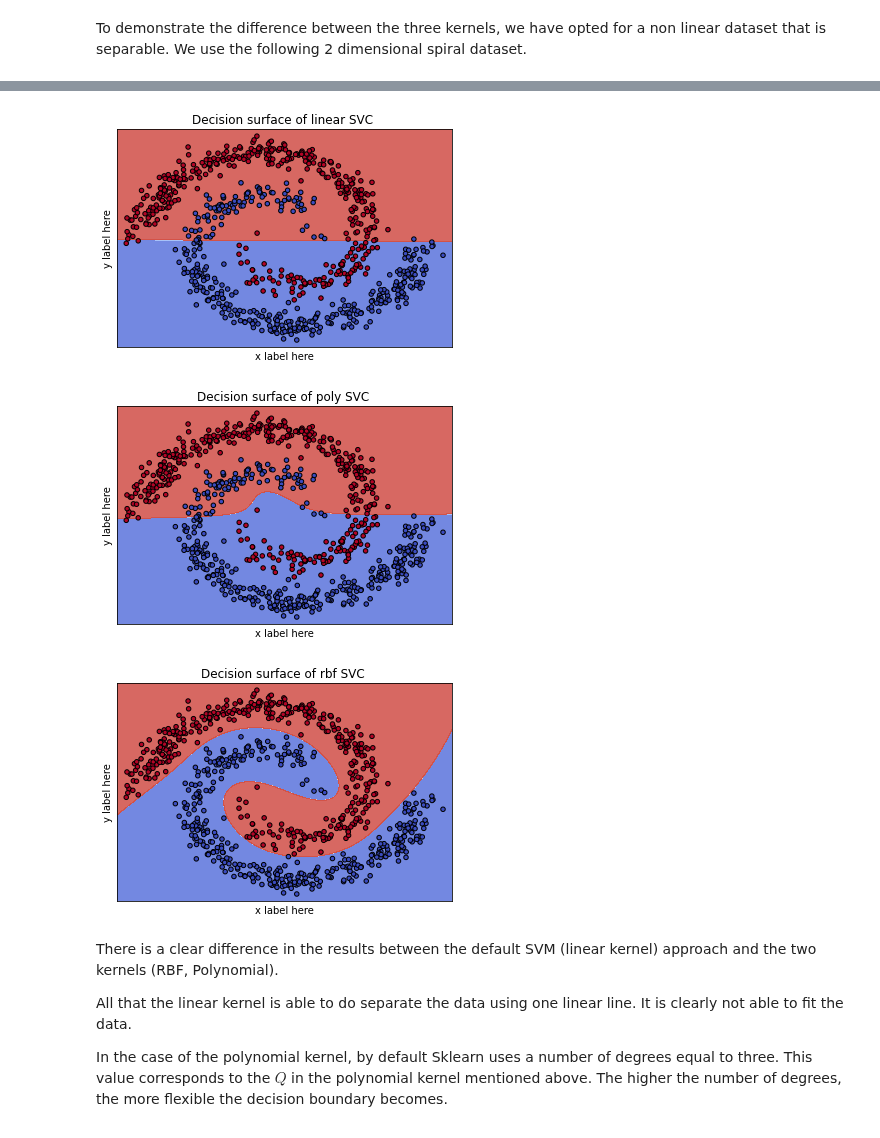
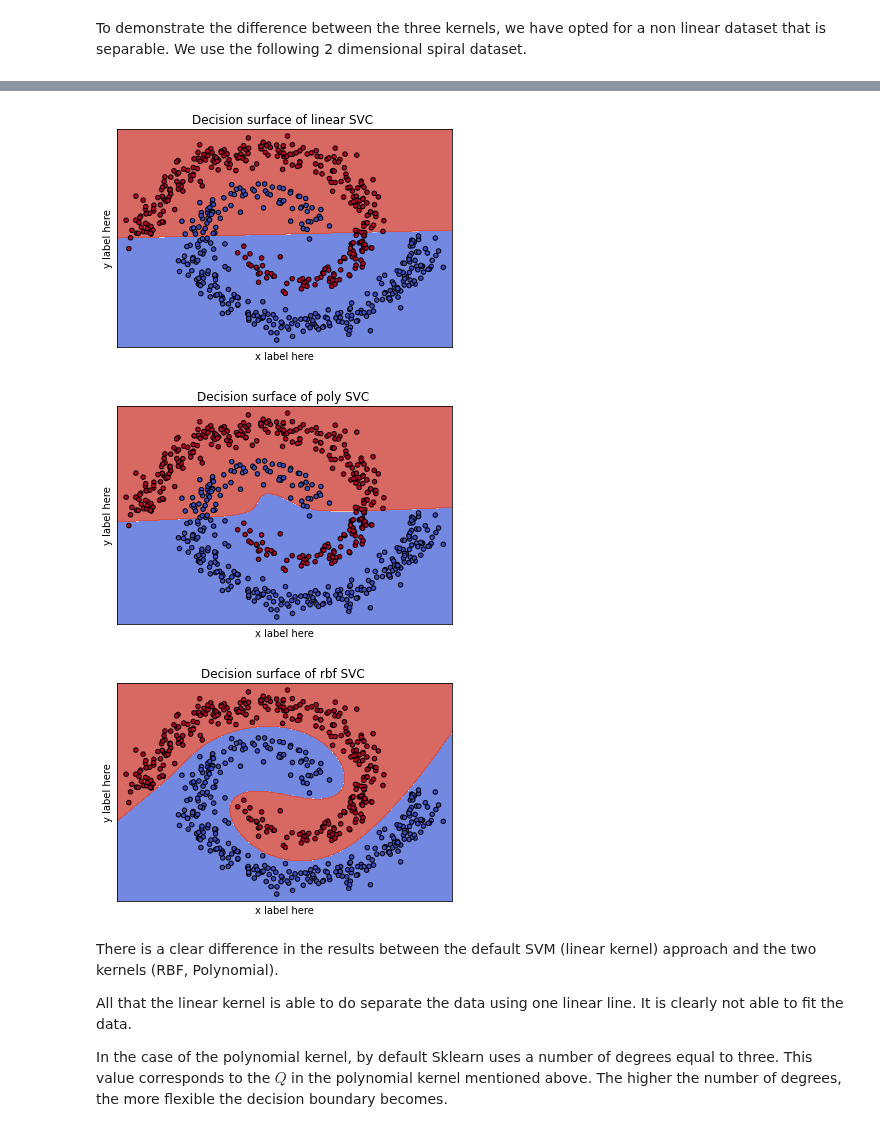
Before and after one commit to WardGauderis/SFML, a Jupyter notebook: main.ipynb, the cells around one changed output, grey strips where cells are left out. Cells and saved outputs as stored; diff of their text form; code cells hidden in the pictures.

```diff
--- a/main.ipynb
+++ b/main.ipynb
@@ -130,3 +137,14 @@ y = res[:, 2]
+# %%
+# We split the data into two sets, one for training and a second set for validation/model selection
+
+N_train = int(N * 0.8)
+N_val =  int(N - N_train)
+
+X_train = X[0:N_train-1]
+y_train = y[0:N_train-1]
+
+X_val = X[N_train:]
+y_val = y[N_train:]
 # %% [markdown]
 To demonstrate the difference between the three kernels, we have opted for a non linear dataset that is separable. We use the following 2 dimensional spiral dataset.
 # %%
@@ -155,13 +178,13 @@ $$
 \frac{1}{2}\mathbf{w}^T\mathbf{w}
 $$
 # %%
-linear = create_svm_and_plot(svm.SVC(kernel='linear', C=1000), X, y, 'linear')
-create_svm_and_plot(svm.SVC(kernel='poly', C=1000), X, y, 'poly')
-rbf = create_svm_and_plot(svm.SVC(kernel='rbf', C=1000), X, y, 'rbf')
+linear = create_svm_and_plot(svm.SVC(kernel='linear', C=1000), X_train, y_train, 'linear')
+create_svm_and_plot(svm.SVC(kernel='poly', C=1000), X_train, y_train, 'poly')
+rbf = create_svm_and_plot(svm.SVC(kernel='rbf', C=1000), X_train, y_train, 'rbf')
 # %% [output]
-[figure, old version]
+[figure, new version]
-[figure, old version]
+[figure, new version]
-[figure, old version]
+[figure, new version]
 # %% [markdown]
 There is a clear difference in the results between the default SVM (linear kernel) approach and the two kernels (RBF, Polynomial).
 
```
Also changed, not shown: parts of 10 cells of this notebook.
